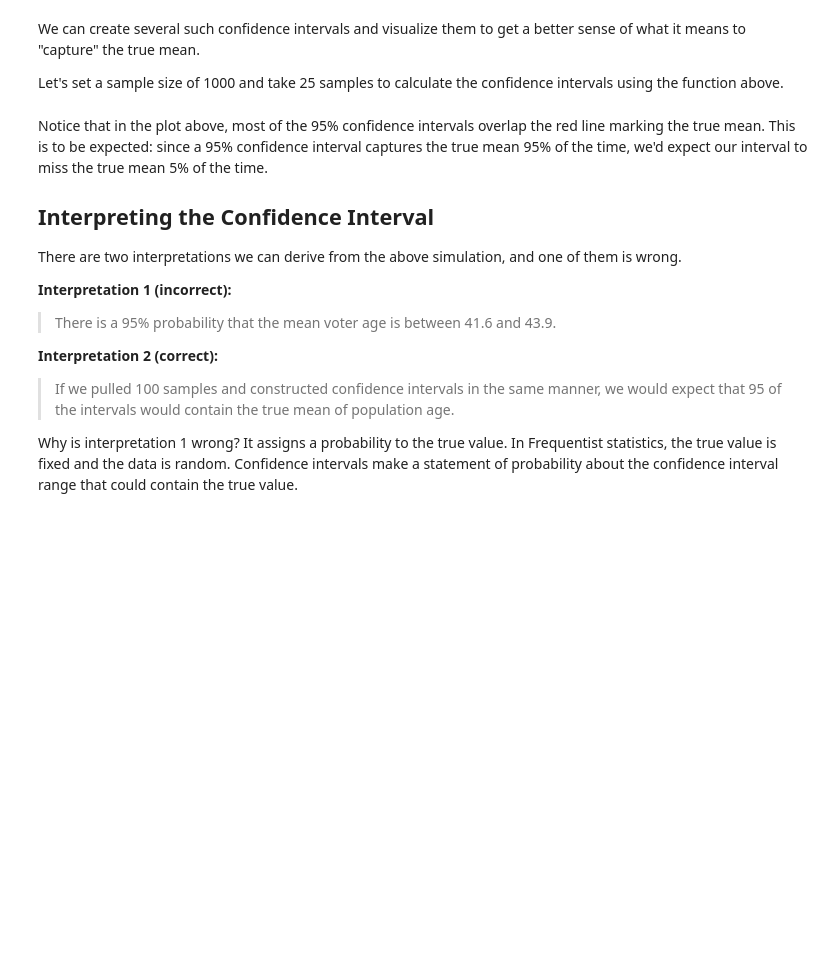
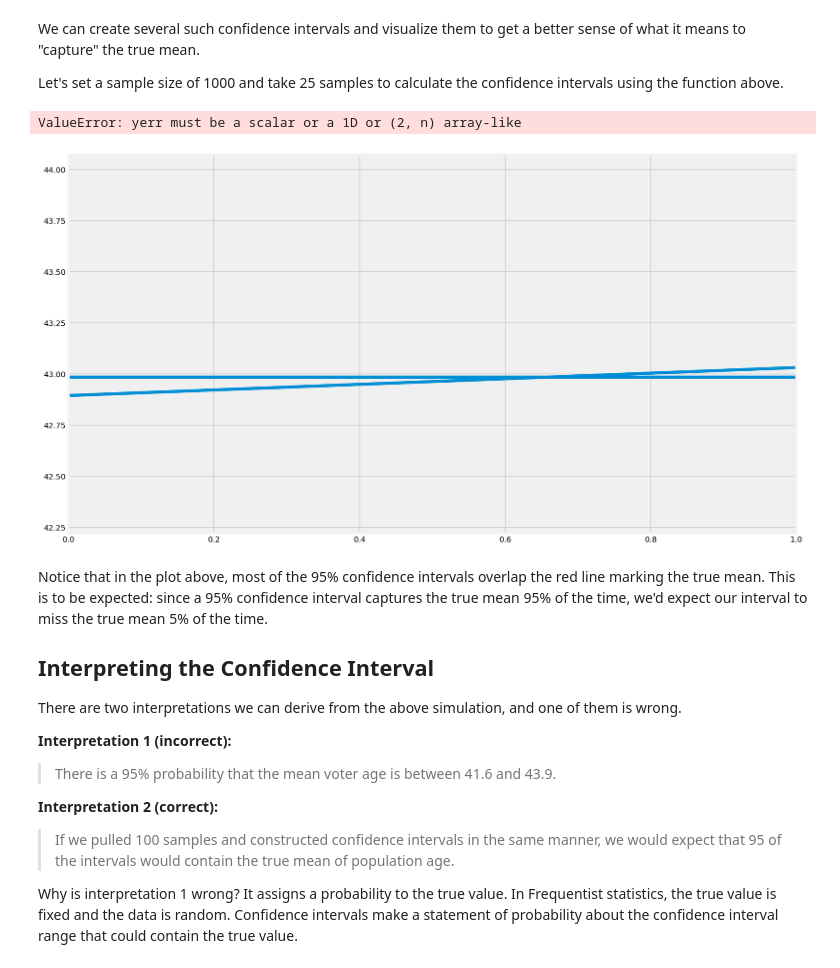
Before and after one commit to Mweru/dsc-confidence-intervals-lab, a Jupyter notebook: index.ipynb, the cells around one changed output. Drawn from its saved outputs; the diff is of its cells as text; code cells hidden in the pictures; blank space fills up the shorter version.

```diff
--- a/index.ipynb
+++ b/index.ipynb
@@ -197,31 +197,31 @@ def conf_interval(pop, sample):
     # Calculate the z-critical value using stats.norm.ppf()
     # Note that we use stats.norm.ppf(q = 0.975) to get the desired z-critical value
     # instead of q = 0.95 because the distribution has two tails.
-    z = None  #  z-critical value for 95% confidence
+    z = stats.norm.ppf(q = 0.975) #  z-critical value for 95% confidence
 
     #Calculate the population std from data
-    pop_stdev = None
+    pop_stdev = np.std(pop, ddof=1)
 
     # Calculate the margin of error using formula given above
-    moe = None
+    moe = z * (pop_stdev / np.sqrt(n))
 
     # Calculate the confidence interval by applying margin of error to sample mean
     # (mean - margin of error, mean+ margin of error)
-    conf = None
+    conf = x_hat - moe, x_hat + moe
 
     return z, moe, conf
 
 # Call above function with sample and population
-#z_critical, margin_of_error, confidence_interval = conf_interval(population_ages, sample)
+z_critical, margin_of_error, confidence_interval = conf_interval(population_ages, sample)
 
 
 
-# print("z-critical value:")
-# print(z_critical)
-# print ('\nMargin of error')
-# print(margin_of_error)
-# print("\nConfidence interval:")
-# print(confidence_interval)
+print("z-critical value:")
+print(z_critical)
+print ('\nMargin of error')
+print(margin_of_error)
+print("\nConfidence interval:")
+print(confidence_interval)
 
 # z-critical value:
 # 1.959963984540054
@@ -251,19 +262,32 @@ sample_means = []
 
 for sample in range(25):
     # Take a random sample of chosen size
-    sample = None
+    sample = pop_ages.sample(n=sample_size, replace=True)
 
     # Calculate z_critical, margin_of_error, confidence_interval from function above
-    #z_critical, margin_of_error, confidence_interval = conf_interval(population_ages, sample)
 
-    sample_mean = None
+    z_critical, margin_of_error, confidence_interval = conf_interval(population_ages, sample)
+
+
+    sample_mean = np.mean(sample)
 
     # Calculate and append sample means and conf intervals for each iteration
+    sample_means.append(sample_mean)
+    intervals.append(confidence_interval)
 # %%
 # plot the mean and confidence interval for each sample as error bars
 # plot the population mean
 
 plt.figure(figsize=(15,9))
+
+plt.axhline(pop_ages[0].mean(), label='Population Mean')
+
+summary['sem'] = summary['std'] / np.sqrt(summary['count'])
+
+plt.errorbar(x, sample_means, yerr=intervals, label='Mean with CI')
+# %% [output]
+ValueError: yerr must be a scalar or a 1D or (2, n) array-like
+[figure, added]
 # %% [markdown]
 Notice that in the plot above, most of the 95% confidence intervals overlap the red line marking the true mean. This is to be expected: since a 95% confidence interval captures the true mean 95% of the time, we'd expect our interval to miss the true mean 5% of the time.
 
```
Also changed, not shown: parts of 4 cells of this notebook.
